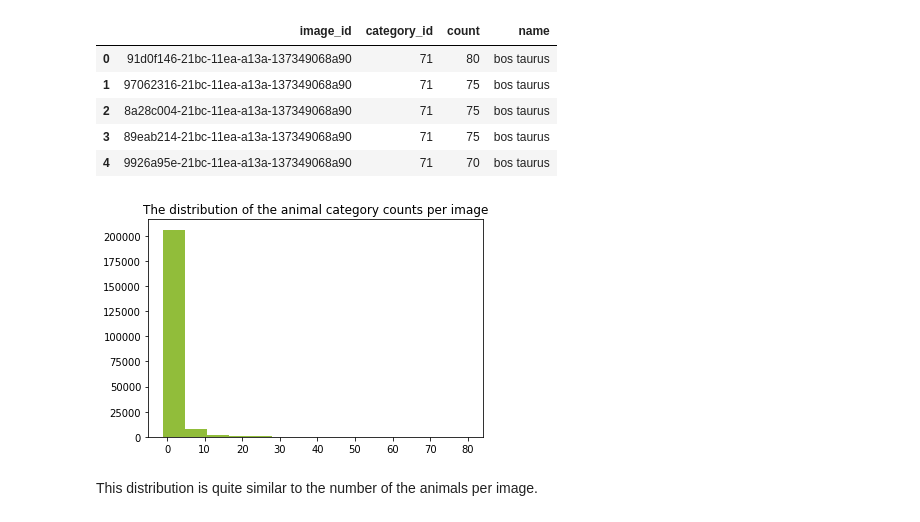
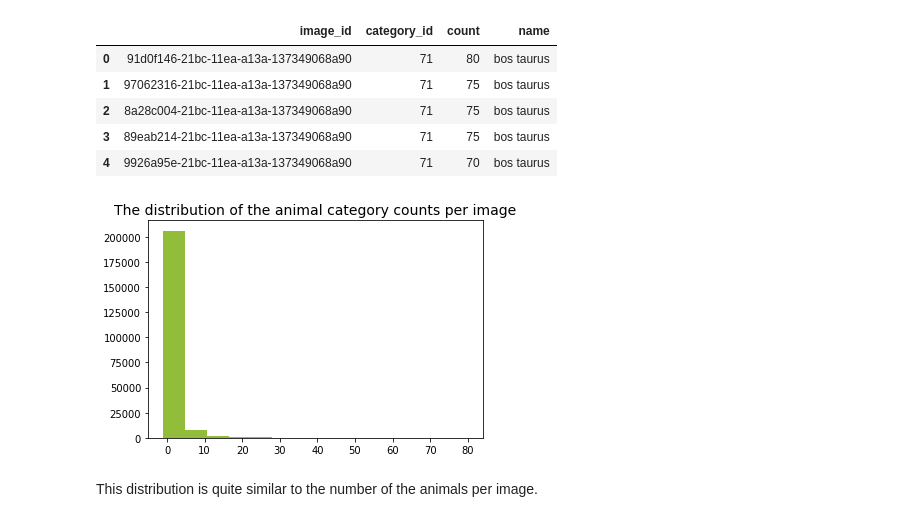
Before and after one commit to Lexie88rus/iWildCam, a Jupyter notebook: iwildcam-eda.ipynb, the cells around one changed output. Cells and saved outputs as stored; diff of their text form; code cells hidden in the pictures.

```diff
--- a/iwildcam-eda.ipynb
+++ b/iwildcam-eda.ipynb
@@ -168,10 +171,10 @@ category_counts_per_image.head(5)
 | 4 | 9926a95e-21bc-11ea-a13a-137349068a90 | 71 | 70 | bos taurus |
 # %%
 plt.hist(category_counts_per_image['count'].values, bins=14, color='#91bd3a')
-plt.title('The distribution of the animal category counts per image')
+plt.title('The distribution of the animal category counts per image', fontsize=14)
 plt.show()
 # %% [output]
-[figure, old version]
+[figure, new version]
 # %% [markdown]
 This distribution is quite similar to the number of the animals per image.
 # %% [markdown]
```
Also changed, not shown: parts of 33 cells of this notebook.
